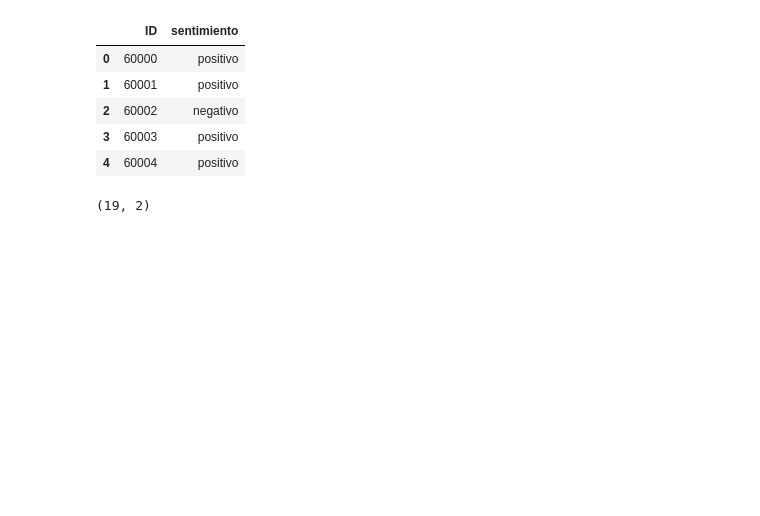
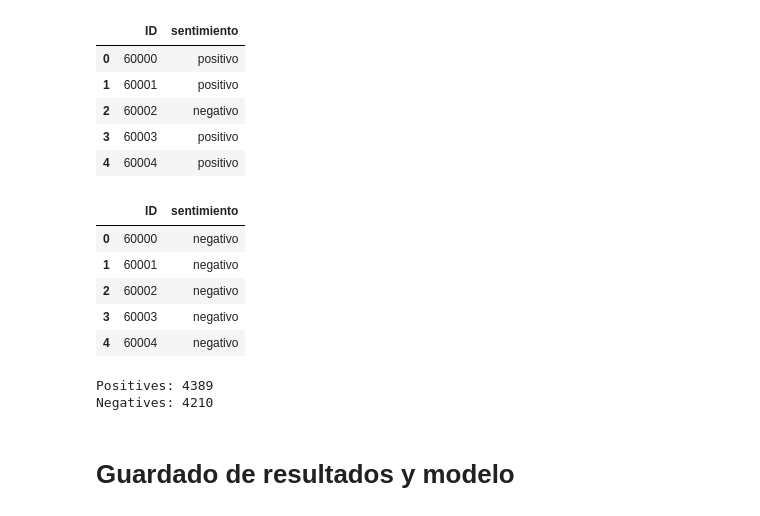
Before and after one commit to kikiymini/7506R-1C2024-GRUPO02, a Jupyter notebook: TP2/7506R_TP2_GRUPO2_CHP1_ENTREGA_N1.ipynb, the cells around one changed output. Saved outputs shown, nothing was run; the diff lists cells and outputs as text; code cells hidden in the pictures; blank space fills up the shorter version.

```diff
--- a/TP2/7506R_TP2_GRUPO2_CHP1_ENTREGA_N1.ipynb
+++ b/TP2/7506R_TP2_GRUPO2_CHP1_ENTREGA_N1.ipynb
@@ -73,0 +159,7 @@ ds_test.shape
+# %%
+stoplist_tokenized = []
+for w in stoplist:
+    stoplist_tokenized = stoplist_tokenized + tokenizer(w)
+# %%
+# Armo una lista sin repeticiones
+stoplist_tokenized = list(set(stoplist_tokenized))
@@ -73,0 +168,8 @@ ds_test.shape
+# %%
+count_vect = CountVectorizer(preprocessor=clean_text,
+                             tokenizer=tokenizer,
+                             min_df=5,
+                             stop_words=stoplist_tokenized)
+X_train = count_vect.fit_transform(x_train_text) # cuenta frecuencia de tokens y define el diccionario
+X_test = count_vect.transform(x_test_text) # cuenta frecuencia de tokens existentes en el diccionario
+X_train
@@ -73,0 +190,6 @@ ds_test.shape
+# %%
+# entreno el clasificador
+clf = MultinomialNB(alpha=1).fit(X_train, y_train)
+
+# predigo en el set de testeo
+y_pred = clf.predict(X_test)
@@ -80,7 +204,24 @@ ds_sample.head()
 | 2 | 60002 | negativo |
 | 3 | 60003 | positivo |
 | 4 | 60004 | positivo |
-# %%
-ds_sample.shape
-# %% [output]
-(19, 2)
+# %%
+resultados = ds_test.copy()
+resultados.drop(columns=["review_es"], inplace=True)
+resultados['sentimiento'] = y_pred
+resultados.head()
+# %% [output]
+|  | ID | sentimiento |
+| 0 | 60000 | negativo |
+| 1 | 60001 | negativo |
+| 2 | 60002 | negativo |
+| 3 | 60003 | negativo |
+| 4 | 60004 | negativo |
+# %%
+total_positives = (resultados['sentimiento'] == "positivo").sum()
+total_negatives = (resultados['sentimiento'] == "negativo").sum()
+print(f"Positives: {total_positives}\nNegatives: {total_negatives}")
+# %% [output]
+Positives: 4389
+Negatives: 4210
+# %% [markdown]
+# Guardado de resultados y modelo
```
Also changed, not shown: parts of 25 cells of this notebook.
